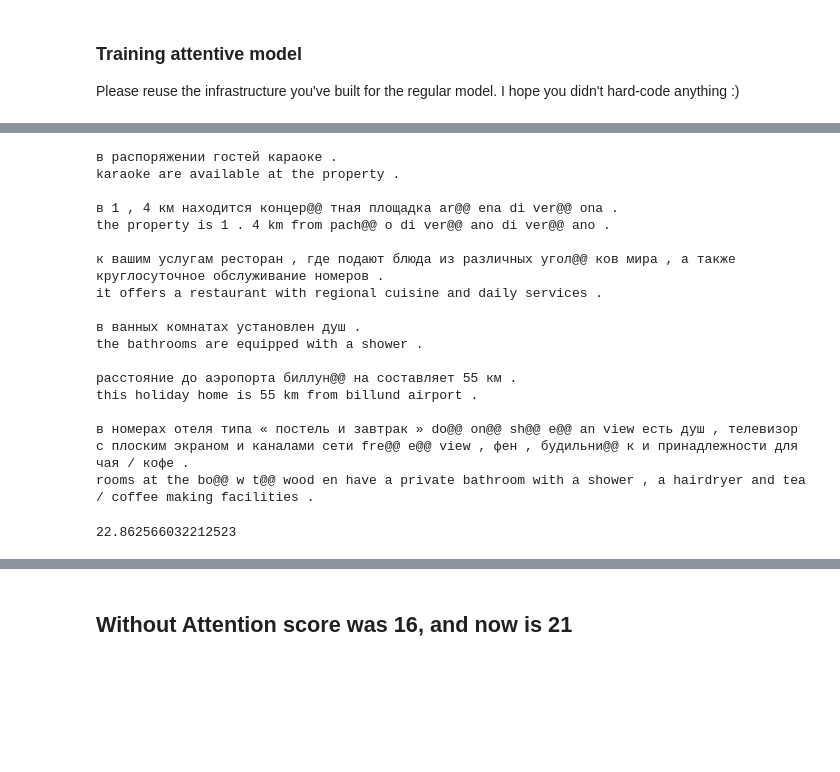
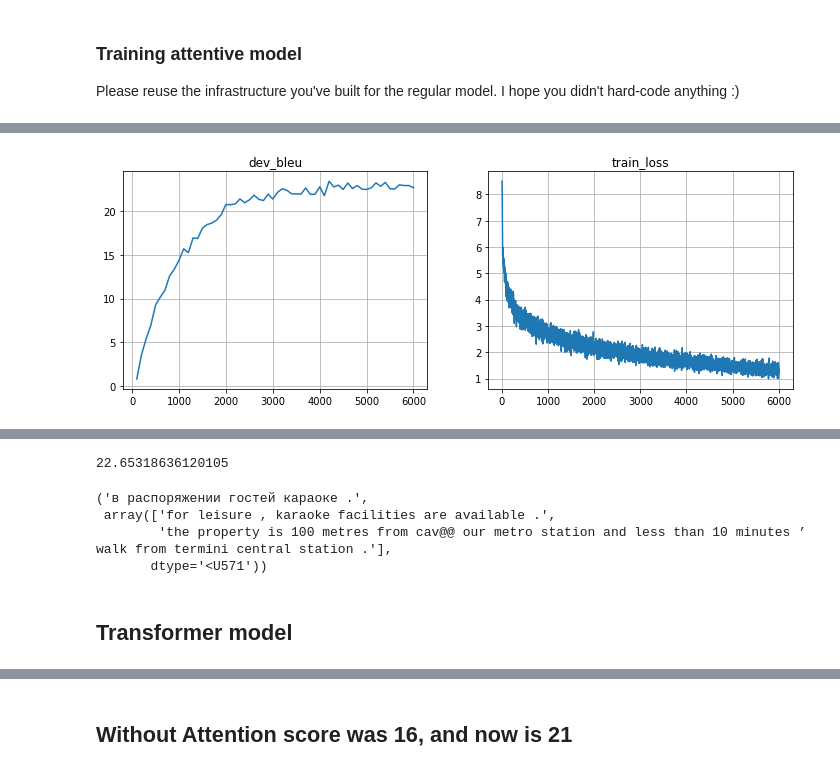
Before and after one commit to artemxx/NMT, a Jupyter notebook: homework_solution.ipynb, the cells around one changed output, grey strips where cells are left out. Saved outputs shown, nothing was run; the diff lists cells and outputs as text; code cells hidden in the pictures; blank space fills up the shorter version.

```diff
--- a/homework_solution.ipynb
+++ b/homework_solution.ipynb
@@ -430,10 +449,11 @@ $$ attn = \sum_t p_t \cdot h^e_t $$
 You can learn more about attention layers in the lecture slides or [from this post](https://distill.pub/2016/augmented-rnns/).
 # %%
 class AttentionLayer(nn.Module):
-    def __init__(self, name, enc_size, dec_size, hid_size, activ=torch.tanh):
+    def __init__(self, enc_size, dec_size, hid_size, activ=torch.tanh):
         """ A layer that computes additive attention response and weights """
+
         super().__init__()
-        self.name = name
+
         self.enc_size = enc_size # num units in encoder state
         self.dec_size = dec_size # num units in decoder state
         self.hid_size = hid_size # attention layer hidden units
@@ -443,6 +463,7 @@ class AttentionLayer(nn.Module):
         self.linear2 = nn.Linear(dec_size, hid_size)
         self.linear3 = nn.Linear(hid_size, 1)
         self.soft = nn.Softmax(dim=-1)
+
 
     def forward(self, enc, dec, inp_mask):
         """
@@ -457,11 +478,10 @@ class AttentionLayer(nn.Module):
 
         batch_size, n_inp, enc_size = enc.shape
 
-        # Compute logits
-        x = self.linear1(enc)
-
         tmp = self.linear2(dec)
         tmp = tmp.reshape(-1, 1, self.hid_size)
+
+        x = self.linear1(enc)
         x = self.activ(x + tmp)
         x = self.linear3(x)
 
@@ -495,16 +515,16 @@ The key implementation detail here is __model state__. Put simply, you can add a
 _There are alternative ways to wire attention into network and different kinds of attention. For example [this](https://arxiv.org/abs/1609.08144), [this](https://arxiv.org/abs/1706.03762) and [this](https://arxiv.org/abs/1808.03867) for ideas. And for image captioning/im2latex there's [visual attention](https://arxiv.org/abs/1502.03044)_
 # %%
 class AttentiveModel(BasicModel):
-    def __init__(self, name, inp_voc, out_voc, # TODO: remove name
-                 emb_size=256, hid_size=256, attn_size=256): # TODO: PEP8 function params many lines?
+    def __init__(self, inp_voc, out_voc, emb_size=256, hid_size=256, attn_size=256):
         """
         Translation model that uses attention. See instructions above.
         """
-        # PEP8 empty line?
+
         super().__init__(inp_voc, out_voc, emb_size, hid_size)
 
-        self.dec0 = nn.GRUCell(emb_size+hid_size, hid_size)
-        self.attn = AttentionLayer('attn', hid_size, hid_size, attn_size)
+        self.dec0 = nn.GRUCell(emb_size + hid_size, hid_size)
+        self.attn = AttentionLayer(hid_size, hid_size, attn_size)
+
 
     def encode(self, inp, **flags):
         """
@@ -516,8 +536,6 @@ class AttentiveModel(BasicModel):
         inp_emb = self.emb_inp(inp)
 
         enc_seq, [last_state_but_not_really] = self.enc0(inp_emb)
-        # ??? WTF []
-        # enc_seq: [batch, time, hid_size], last_state: [batch, hid_size]
 
         [dec_start] = super().encode(inp, **flags)
 
@@ -526,14 +544,12 @@ class AttentiveModel(BasicModel):
         # apply attention layer from initial decoder hidden state
         first_attn = self.attn(enc_seq, dec_start, enc_mask)[1]
 
-        # Build first state: include
-        # * initial states for decoder recurrent layers
-        # * encoder sequence and encoder attn mask (for attention)
-        # * make sure that last state item is attention probabilities tensor
+        # [initial states for decoder recurrent layers,
+        #  encoder sequence,
+        #  encoder attn mask (for attention),
+        #  attention probabilities tensor]
 
-        first_state = [dec_start, enc_seq, enc_mask, first_attn]
-
-        return first_state
+        return [dec_start, enc_seq, enc_mask, first_attn]
 
 
     def decode_step(self, prev_state, prev_tokens, **flags):
@@ -545,11 +561,11 @@ class AttentiveModel(BasicModel):
         """
 
         prev_gru0_state, enc_seq, enc_mask, _ = prev_state
-
         attn, attn_prob = self.attn(enc_seq, prev_gru0_state, enc_mask)
 
         x = self.emb_out(prev_tokens)
         assert len(x.shape) == 2 and len(attn.shape) == 2
+
         x = torch.cat([attn, x], dim=-1)
         x = self.dec0(x, prev_gru0_state)
 
@@ -605,0 +580,5 @@ Wall time: 45min 12s
+# %%
+attentive_model = model = AttentiveModel(inp_voc, out_voc).to(device)
+%time train_model(attentive_model, n_iters=6000)
+# %% [output]
+[figure, added]
@@ -606,26 +605,18 @@ Wall time: 45min 12s
 # %%
-for inp_line, trans_line in zip(dev_inp[::500], model.translate_lines(dev_inp[::500])[0]):
-    print(inp_line)
-    print(trans_line)
-    print()
+# for inp_line, trans_line in zip(dev_inp[::500], model.translate_lines(dev_inp[::500])[0]):
+#     print(inp_line.replace('@@ ', ''))
+#     print(trans_line.replace('@@ ', ''))
+#     print()
 
-compute_bleu(model, dev_inp, dev_out)
+compute_bleu(attentive_model, dev_inp, dev_out)
 # %% [output]
-в распоряжении гостей караоке .
-karaoke are available at the property .
-
-в 1 , 4 км находится концер@@ тная площадка ar@@ ena di ver@@ ona .
-the property is 1 . 4 km from pach@@ o di ver@@ ano di ver@@ ano .
-
-к вашим услугам ресторан , где подают блюда из различных угол@@ ков мира , а также круглосуточное обслуживание номеров .
-it offers a restaurant with regional cuisine and daily services .
-
-в ванных комнатах установлен душ .
-the bathrooms are equipped with a shower .
-
-расстояние до аэропорта биллун@@ на составляет 55 км .
-this holiday home is 55 km from billund airport .
-
-в номерах отеля типа « постель и завтрак » do@@ on@@ sh@@ e@@ an view есть душ , телевизор с плоским экраном и каналами сети fre@@ e@@ view , фен , будильни@@ к и принадлежности для чая / кофе .
-rooms at the bo@@ w t@@ wood en have a private bathroom with a shower , a hairdryer and tea / coffee making facilities .
+22.65318636120105
-22.862566032212523
+# %%
+dev_inp[0], dev_out[:2]
+# %% [output]
+('в распоряжении гостей караоке .',
+ array(['for leisure , karaoke facilities are available .',
+        'the property is 100 metres from cav@@ our metro station and less than 10 minutes ’ walk from termini central station .'],
+       dtype='<U571'))
+# %% [markdown]
+## Transformer model
```
Also changed, not shown: parts of 18 cells of this notebook.
